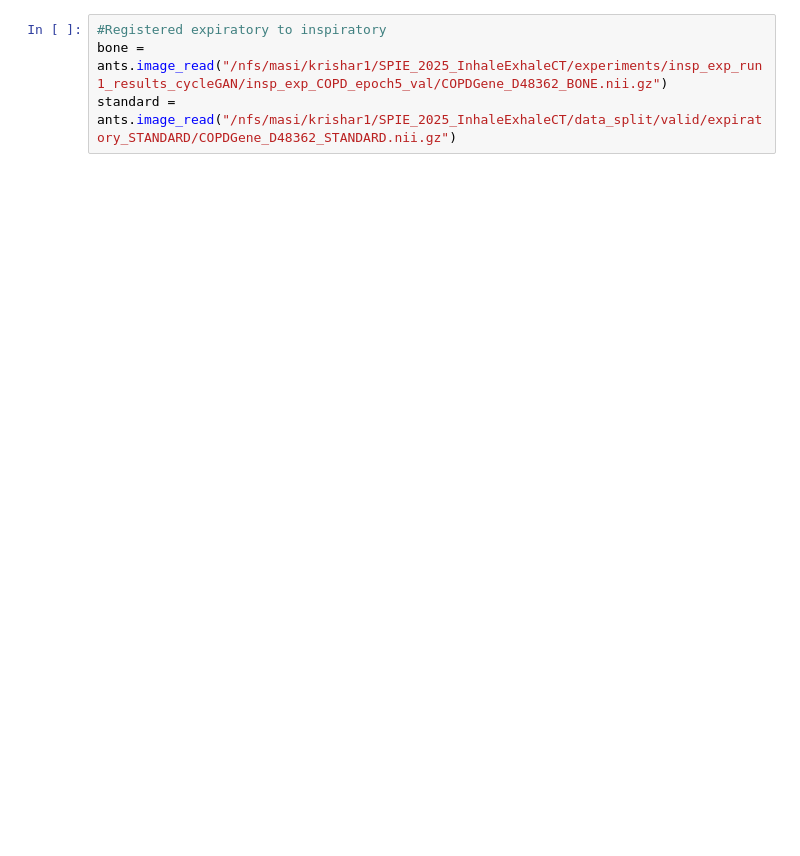
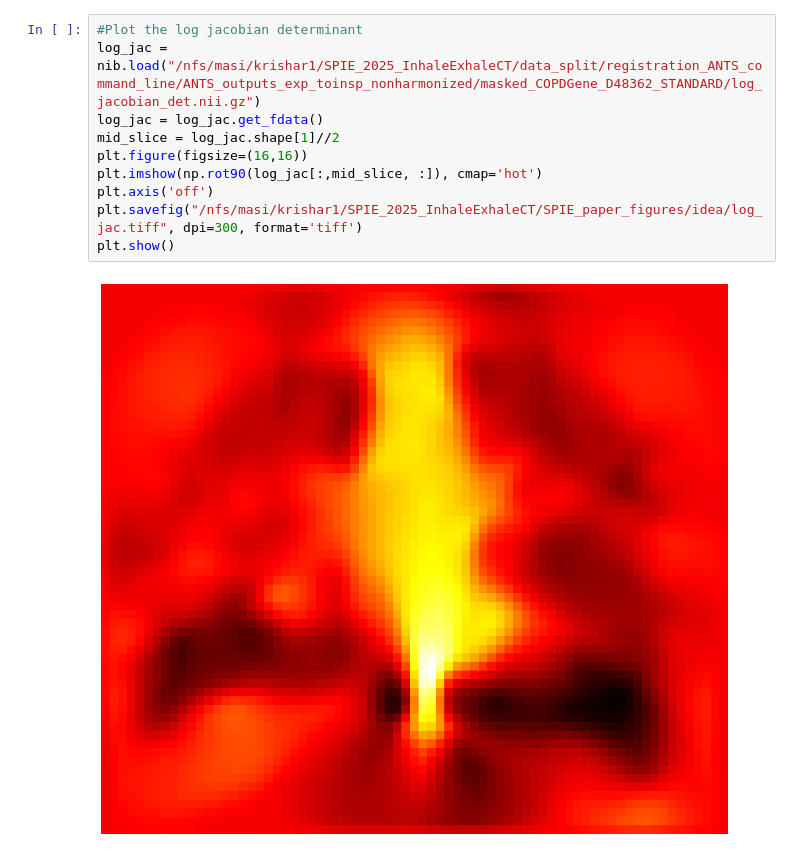
Before and after one commit to MASILab/Inhale_Exhale_CT, a Jupyter notebook: Figures/Idea.ipynb, the cells around one changed output. Cells and saved outputs as stored; diff of their text form; blank space fills up the shorter version.

```diff
--- a/Figures/Idea.ipynb
+++ b/Figures/Idea.ipynb
@@ -23,4 +28,12 @@ plt.show()
-# %%
-#Registered expiratory to inspiratory
-bone = ants.image_read("/nfs/masi/krishar1/SPIE_2025_InhaleExhaleCT/experiments/insp_exp_run1_results_cycleGAN/insp_exp_COPD_epoch5_val/COPDGene_D48362_BONE.nii.gz")
-standard = ants.image_read("/nfs/masi/krishar1/SPIE_2025_InhaleExhaleCT/data_split/valid/expiratory_STANDARD/COPDGene_D48362_STANDARD.nii.gz")
+# %%
+#Plot the log jacobian determinant
+log_jac = nib.load("/nfs/masi/krishar1/SPIE_2025_InhaleExhaleCT/data_split/registration_ANTS_command_line/ANTS_outputs_exp_toinsp_nonharmonized/masked_COPDGene_D48362_STANDARD/log_jacobian_det.nii.gz")
+log_jac = log_jac.get_fdata()
+mid_slice = log_jac.shape[1]//2
+plt.figure(figsize=(16,16))
+plt.imshow(np.rot90(log_jac[:,mid_slice, :]), cmap='hot')
+plt.axis('off')
+plt.savefig("/nfs/masi/krishar1/SPIE_2025_InhaleExhaleCT/SPIE_paper_figures/idea/log_jac.tiff", dpi=300, format='tiff')
+plt.show()
+# %% [output]
+[figure, added]
```
Also changed, not shown: parts of 6 cells of this notebook.
